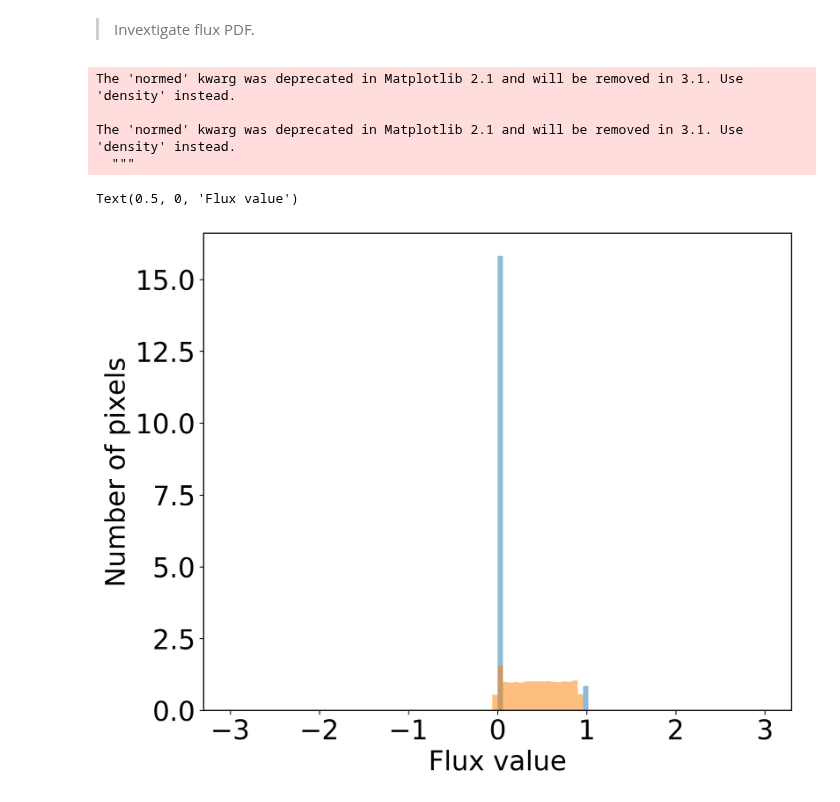
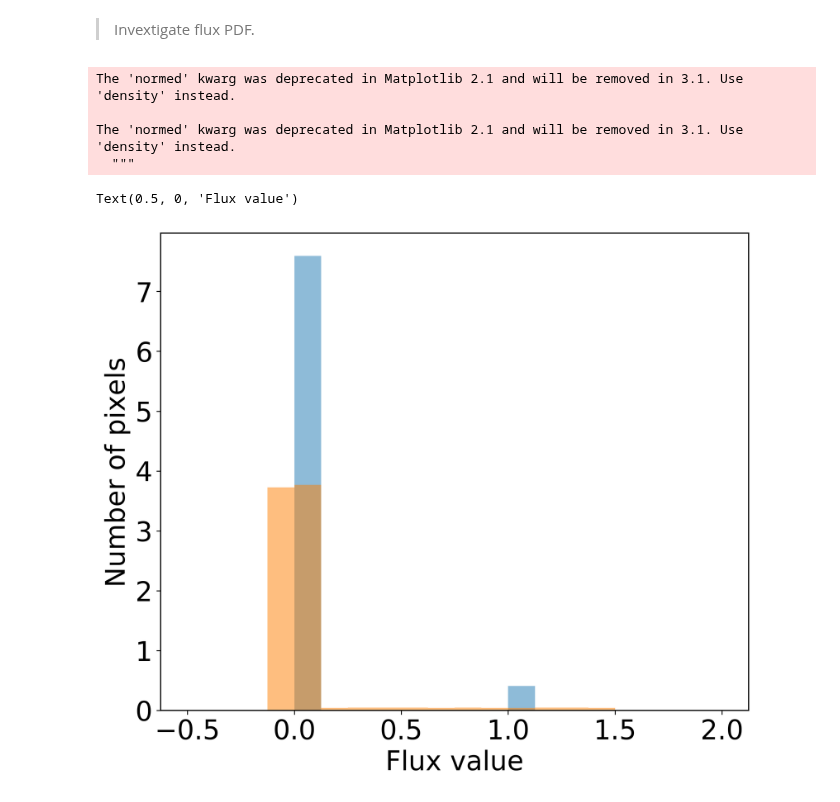
Before and after one commit to tingyuansen/Weak_Lensing, a Jupyter notebook: Image_Synthesis_Delta.ipynb, the cells around one changed output. Saved outputs shown, nothing was run; the diff lists cells and outputs as text; code cells hidden in the pictures.

```diff
--- a/Image_Synthesis_Delta.ipynb
+++ b/Image_Synthesis_Delta.ipynb
@@ -81,17 +81,17 @@ plt.tight_layout()
 > Invextigate flux PDF.
 # %%
 image = np.load("poisson_process_image.npy")
-plt.hist(image.ravel(), alpha=0.5, range=[-3,3], bins=100, normed=True);
+plt.hist(image.ravel(), alpha=0.5, range=[-0.5,2], bins=20, normed=True);
 
 image = np.load("../delta_recovery.npy")
-plt.hist(image.ravel(), alpha=0.5, range=[-3,3], bins=100, normed=True);
+plt.hist(image.ravel(), alpha=0.5, range=[-0.5,2], bins=20, normed=True);
 
 plt.ylabel("Number of pixels")
 plt.xlabel("Flux value")
 # %% [output]
 The 'normed' kwarg was deprecated in Matplotlib 2.1 and will be removed in 3.1. Use 'density' instead.
 
 The 'normed' kwarg was deprecated in Matplotlib 2.1 and will be removed in 3.1. Use 'density' instead.
   """
 Text(0.5, 0, 'Flux value')
-[figure, old version]
+[figure, new version]
```
Also changed, not shown: parts of 1 cell of this notebook, 1 other file.
